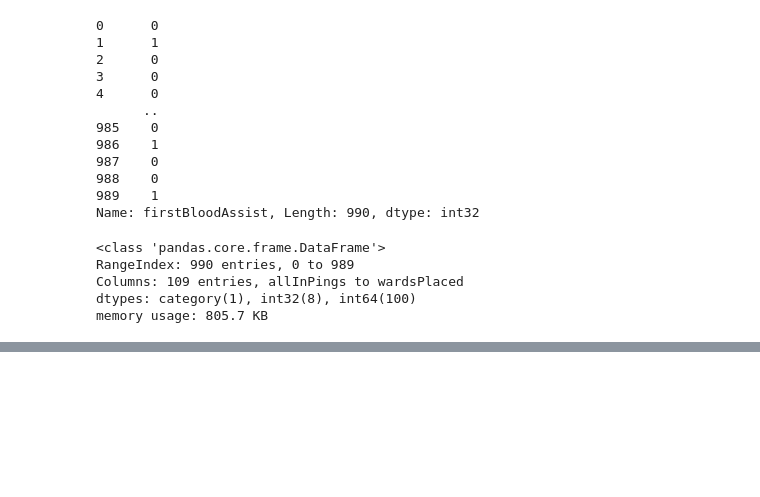
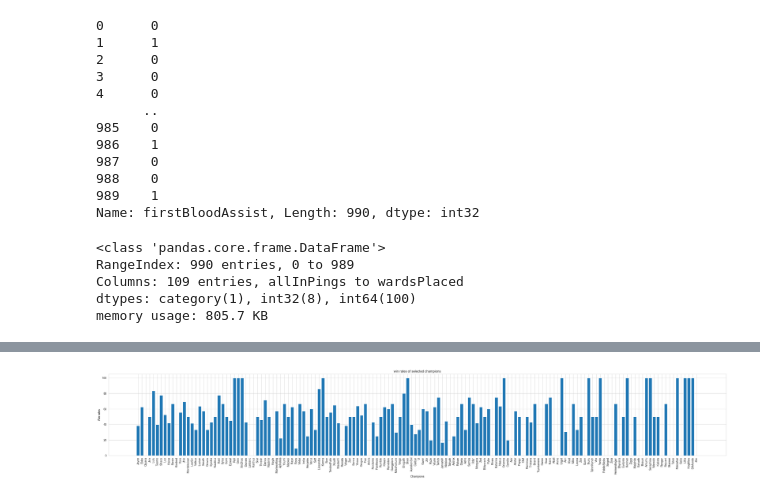
Before and after one commit to anhtq0111/data_governance, a Jupyter notebook: preprocess.ipynb, the cells around one changed output, grey strips where cells are left out. Cells and saved outputs as stored; diff of their text form; code cells hidden in the pictures; blank space fills up the shorter version.

```diff
--- a/preprocess.ipynb
+++ b/preprocess.ipynb
@@ -260,0 +223,17 @@ plot_boxplots(X)
+# %%
+# tỉ lệ thắng của từng tướng
+champ_arr = df['championName'].unique()
+win_rates = []
+for champ in champ_arr:
+    win_rate = df.loc[(df['championName']==champ) &(df['win']==True)].shape[0]*100/df.loc[(df['championName']==champ)].shape[0]
+    win_rates += [win_rate]
+fig = plt.figure(figsize=(40,6))
+plt.bar(champ_arr, win_rates)
+plt.xlabel('Champions')
+plt.ylabel('Win rates')
+plt.title('win rates of selected champions')
+plt.xticks(rotation=90)
+plt.subplots_adjust(bottom=0.2)
+plt.show()
+# %% [output]
+[figure, added]
```
Also changed, not shown: parts of 8 cells of this notebook.
